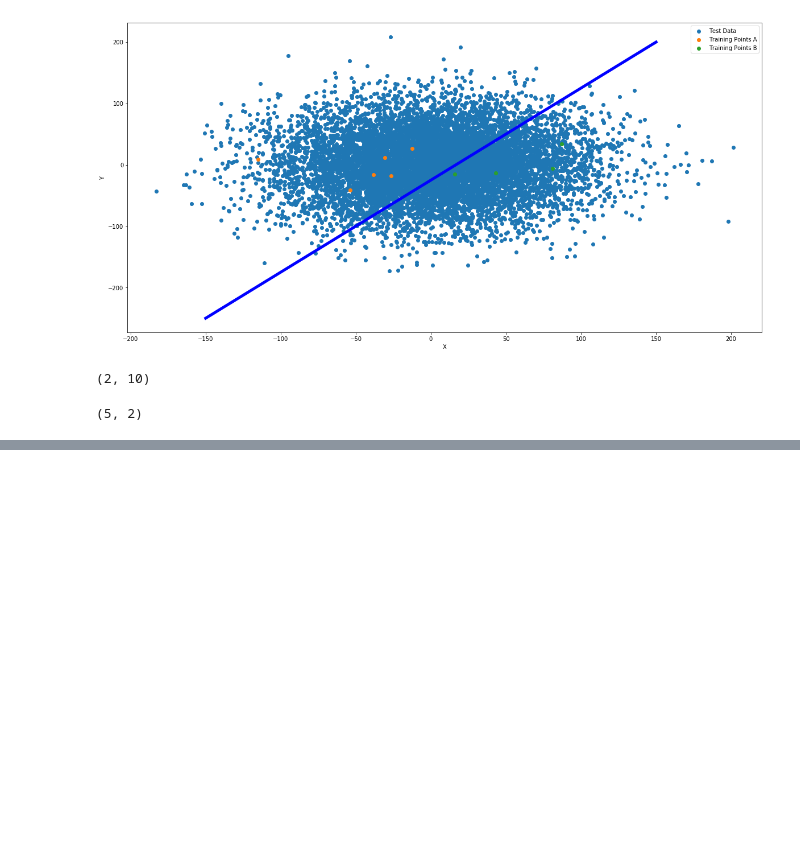
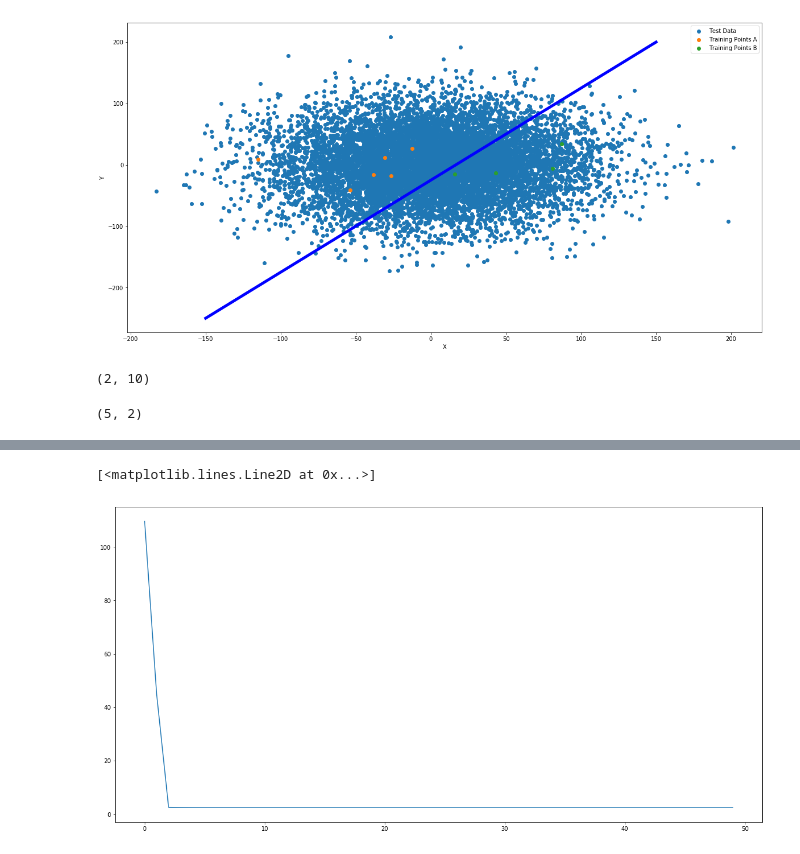
Before and after one commit to Greveley/2D-Point-Classifier-Perceptron-Model-, a Jupyter notebook: Multi_Layer_NN_2D_Space_Classifier_NEW.ipynb, the cells around one changed output, grey strips where cells are left out. Cells and saved outputs as stored; diff of their text form; code cells hidden in the pictures; blank space fills up the shorter version.

```diff
--- a/Multi_Layer_NN_2D_Space_Classifier_NEW.ipynb
+++ b/Multi_Layer_NN_2D_Space_Classifier_NEW.ipynb
@@ -269,0 +273,5 @@ plt.plot(cost)
+# %%
+plt.plot(cost)
+# %% [output]
+[<matplotlib.lines.Line2D at 0x...>]
+[figure, added]
```
Also changed, not shown: parts of 6 cells of this notebook.
